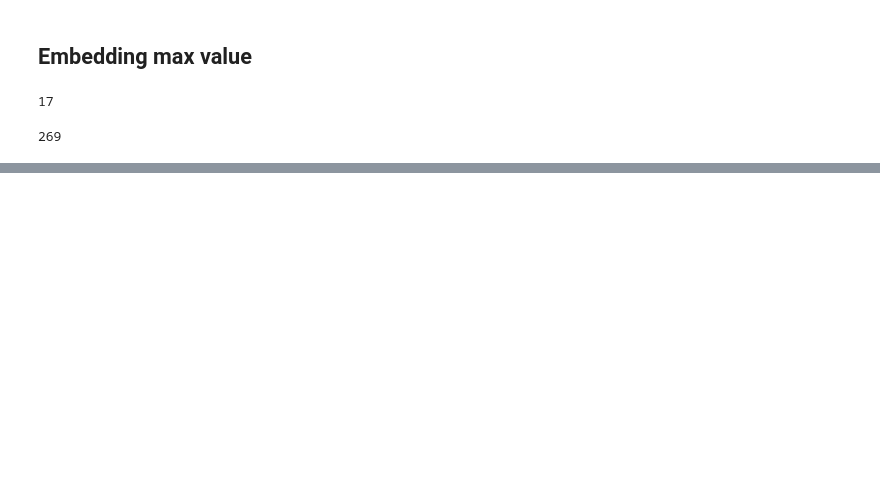
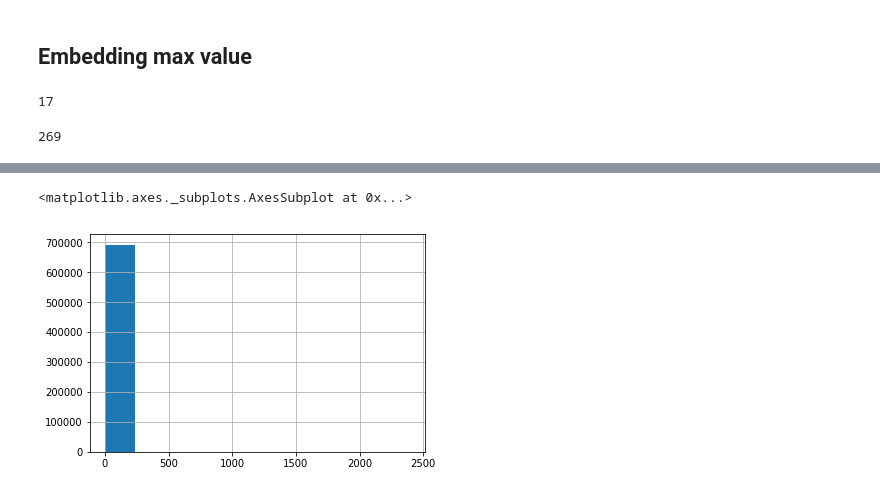
Before and after one commit to AnujDasari/Mercari, a Jupyter notebook: Capstone - Mercari Price Prediction.ipynb, the cells around one changed output, grey strips where cells are left out. Cells and saved outputs as stored; diff of their text form; code cells hidden in the pictures; blank space fills up the shorter version.

Commit message:
simple nn model using keras

```diff
--- a/Capstone - Mercari Price Prediction.ipynb
+++ b/Capstone - Mercari Price Prediction.ipynb
@@ -493,0 +496,17 @@ print(np.max(train.seq_item_description.apply(lambda x: len(x))))
+# %%
+from keras.preprocessing.sequence import pad_sequences
+
+def get_keras_data(dataset):
+    X = {
+        'name': pad_sequences(dataset.seq_name, maxlen=MAX_NAME_SEQ)
+        ,'item_desc': pad_sequences(dataset.seq_item_description, maxlen=MAX_ITEM_DESC_SEQ)
+        ,'brand_name': np.array(dataset.brand_name)
+        ,'category_name': np.array(dataset.category_name)
+        ,'item_condition': np.array(dataset.item_condition_id)
+        ,'num_vars': np.array(dataset[["shipping"]])
+    }
+    return X
+
+X_train = get_keras_data(dtrain)
+X_valid = get_keras_data(dvalid)
+X_test = get_keras_data(test)
@@ -493,0 +520,10 @@ print(np.max(train.seq_item_description.apply(lambda x: len(x))))
+# %%
+def get_callbacks(filepath, patience=2):
+    es = EarlyStopping('val_loss', patience=patience, mode="min")
+    msave = ModelCheckpoint(filepath, save_best_only=True)
+    return [es, msave]
+
+def rmsle_cust(y_true, y_pred):
+    first_log = K.log(K.clip(y_pred, K.epsilon(), None) + 1.)
+    second_log = K.log(K.clip(y_true, K.epsilon(), None) + 1.)
+    return K.sqrt(K.mean(K.square(first_log - second_log), axis=-1))
@@ -493,0 +598,8 @@ print(np.max(train.seq_item_description.apply(lambda x: len(x))))
+# %%
+BATCH_SIZE = 20000
+epochs = 5
+
+model = get_model()
+model.fit(X_train, dtrain.target, epochs=epochs, batch_size=BATCH_SIZE
+          , validation_data=(X_valid, dvalid.target)
+          , verbose=1)
@@ -493,0 +640,7 @@ print(np.max(train.seq_item_description.apply(lambda x: len(x))))
+# %%
+preds = model.predict(X_test, batch_size=BATCH_SIZE)
+preds = target_scaler.inverse_transform(preds)
+preds = np.exp(preds)-1
+
+submission = test[["test_id"]]
+submission["price"] = preds
@@ -493,0 +663,5 @@ print(np.max(train.seq_item_description.apply(lambda x: len(x))))
+# %%
+submission.price.hist()
+# %% [output]
+<matplotlib.axes._subplots.AxesSubplot at 0x...>
+[figure, added]
```
Also changed, not shown: parts of 31 cells of this notebook, 1 other file.
